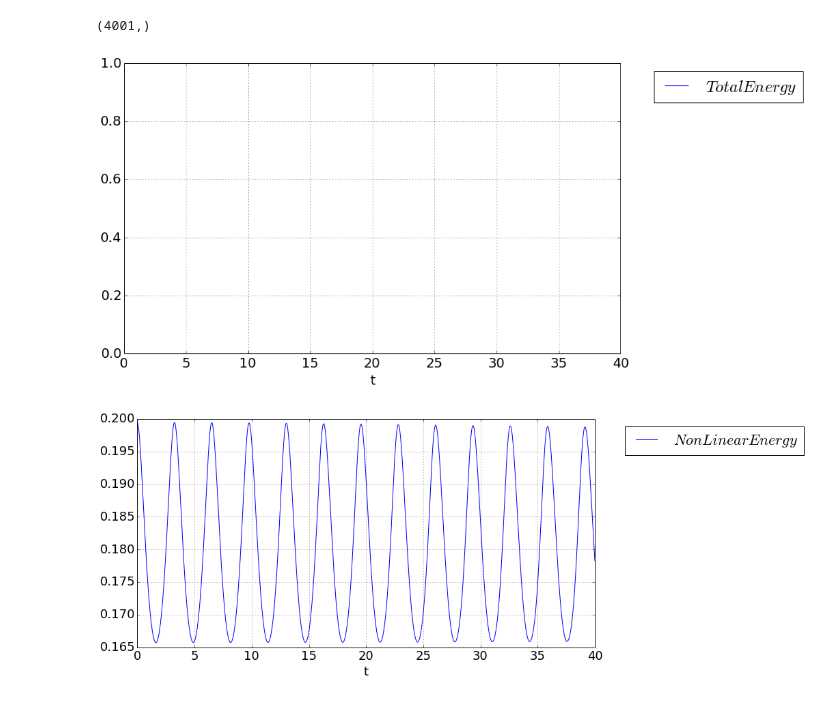
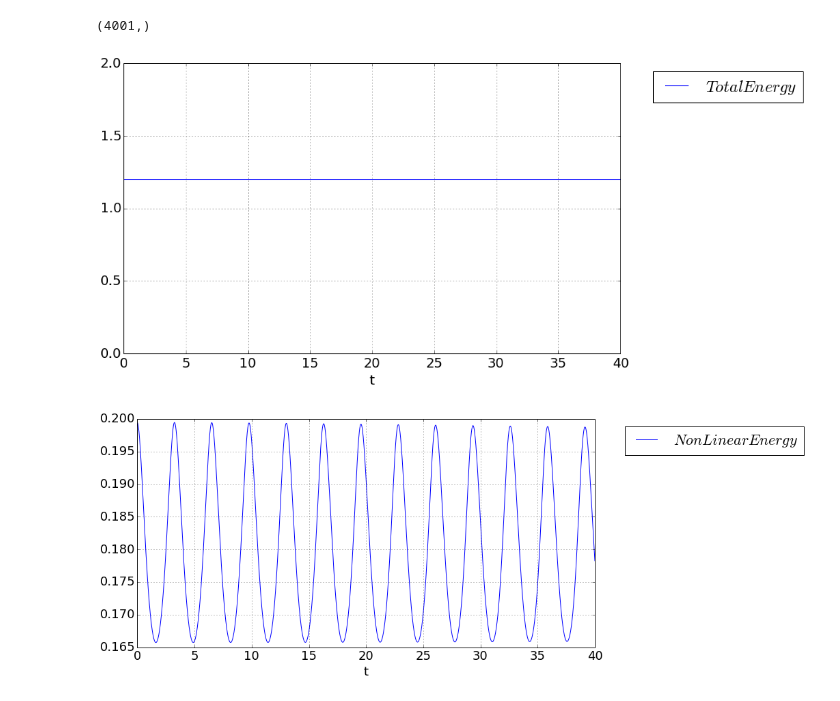
Before and after one commit to cabrer7/PyWignerCUDA, a Jupyter notebook: instances/Wigner2D_GPitaevskii/Wigner2D_GPitaevskii_X2.ipynb, the cells around one changed output. Cells and saved outputs as stored; diff of their text form; code cells hidden in the pictures.

```diff
--- a/instances/Wigner2D_GPitaevskii/Wigner2D_GPitaevskii_X2.ipynb
+++ b/instances/Wigner2D_GPitaevskii/Wigner2D_GPitaevskii_X2.ipynb
@@ -26,7 +26,7 @@ class frame( GPU_Wigner2D_GPitaevskii ):
         X_amplitude  = 16
         P_amplitude  = 16
 
-        kappa = 1.
+        hBar = 1.
         dt= 0.01
 
         timeSteps =   4000
@@ -61,7 +61,7 @@ class frame( GPU_Wigner2D_GPitaevskii ):
 
         GPU_Wigner2D_GPitaevskii.__init__(self,
             X_gridDIM,P_gridDIM,X_amplitude,P_amplitude,
-            kappa,mass,D_Theta,D_Lambda,gammaDamping,potentialString,dPotentialString,kinematicString)
+            hBar,mass,D_Theta,D_Lambda,gammaDamping,potentialString,dPotentialString,kinematicString)
 
 
     def Set_Initial_Condition_HarmonicOscillator(self):
@@ -441,19 +443,19 @@ instance.ProbabilitySquare_average.shape
 # %%
 fig, ax = plt.subplots(figsize=(12, 7))
 
 ax.plot( instance.timeRange ,
         instance.Hamiltonian_average + 0.5*instance.GPitaevskiiCoeff*instance.ProbabilitySquare_average
         , '-' , label = '$Total Energy$' , linewidth=1.)
 
 
 
 ax.legend(bbox_to_anchor=(1.05, 1), loc=2, prop={'size':22})
-ax.set_ylim( 0 , 1)
+ax.set_ylim( 0 , 2)
 ax.set_xlabel('t')
 ax.set_ylabel(' ')
 ax.grid();
 # %% [output]
-[figure, old version]
+[figure, new version]
 # %%
 fig, ax = plt.subplots(figsize=(12, 6))
 
```
Also changed, not shown: parts of 4 cells of this notebook, 1 other file.
